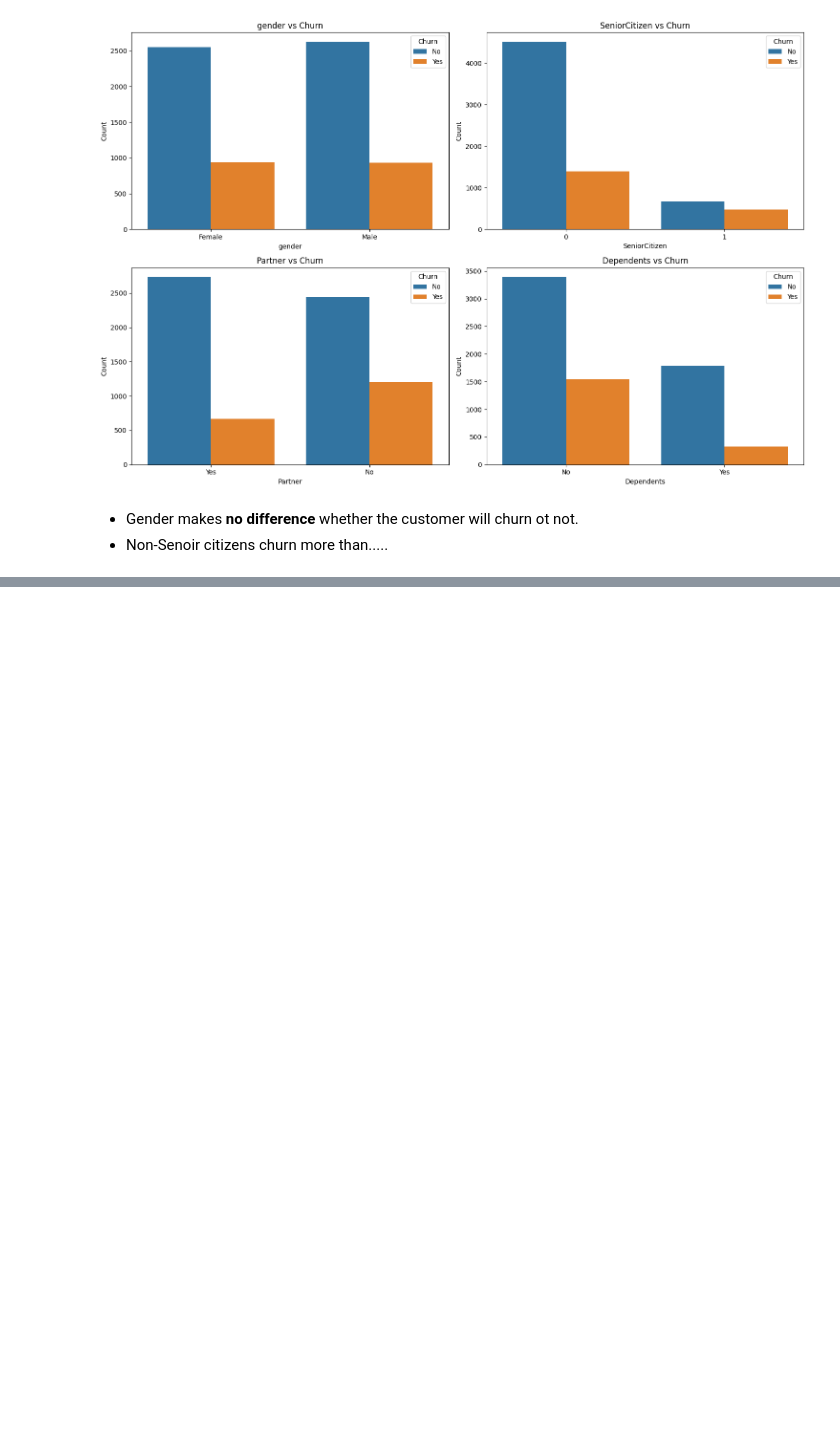
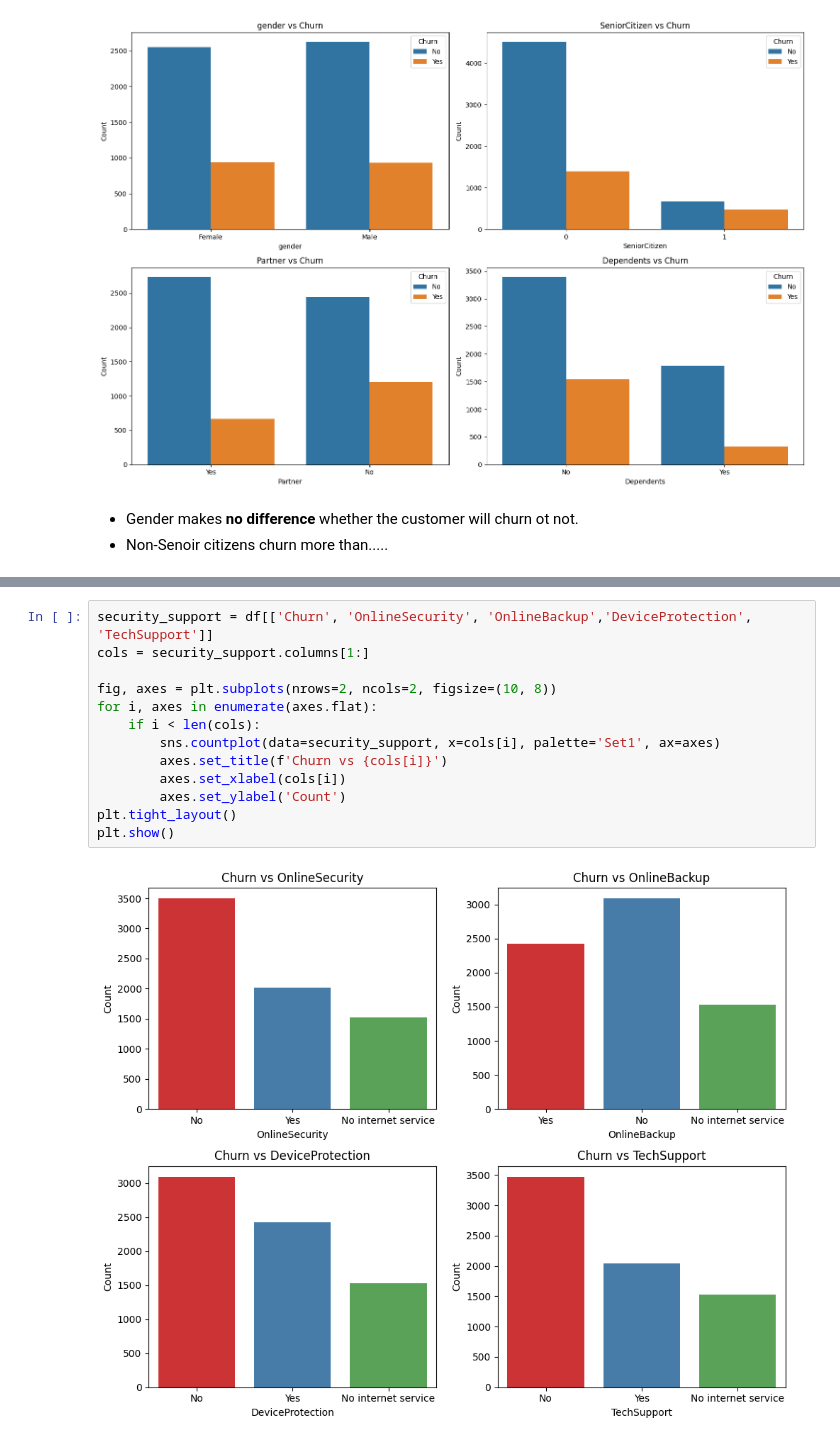
Before and after one commit to KosalChansothay/Customer-Churn-Project, a Jupyter notebook: code.ipynb, the cells around one changed output, grey strips where cells are left out. Cells and saved outputs as stored; diff of their text form; blank space fills up the shorter version.

```diff
--- a/code.ipynb
+++ b/code.ipynb
@@ -398,0 +469,15 @@ plt.show()
+# %%
+security_support = df[['Churn', 'OnlineSecurity', 'OnlineBackup','DeviceProtection', 'TechSupport']]
+cols = security_support.columns[1:]
+
+fig, axes = plt.subplots(nrows=2, ncols=2, figsize=(10, 8))
+for i, axes in enumerate(axes.flat):
+    if i < len(cols):
+        sns.countplot(data=security_support, x=cols[i], palette='Set1', ax=axes)
+        axes.set_title(f'Churn vs {cols[i]}')
+        axes.set_xlabel(cols[i])
+        axes.set_ylabel('Count')
+plt.tight_layout()
+plt.show()
+# %% [output]
+[figure, added]
```
Also changed, not shown: parts of 19 cells of this notebook.
